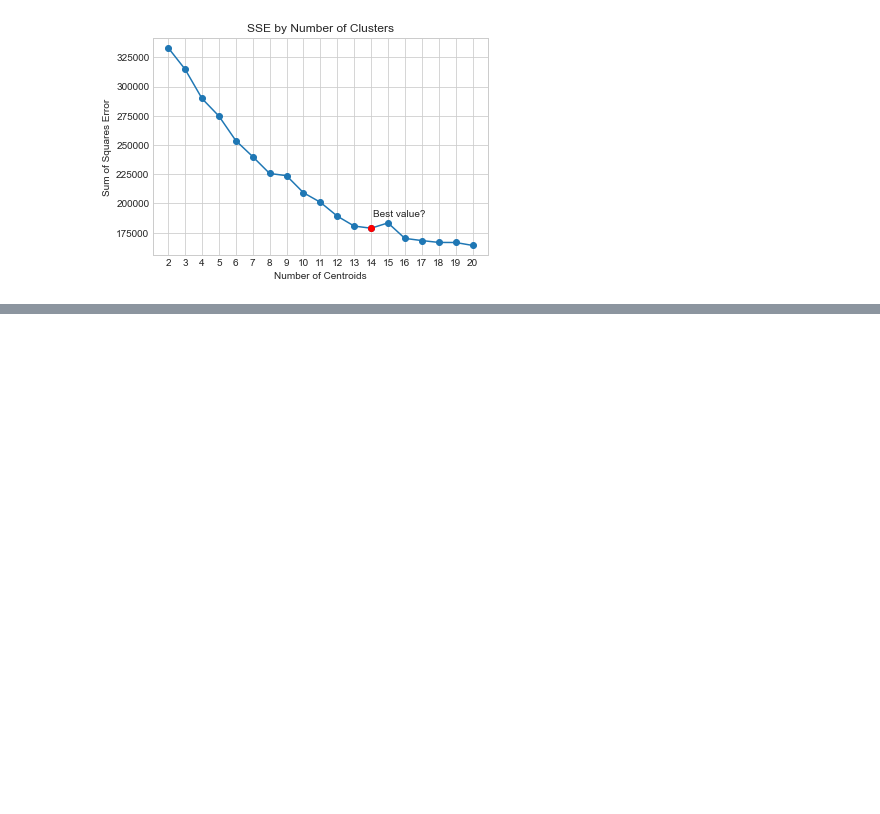
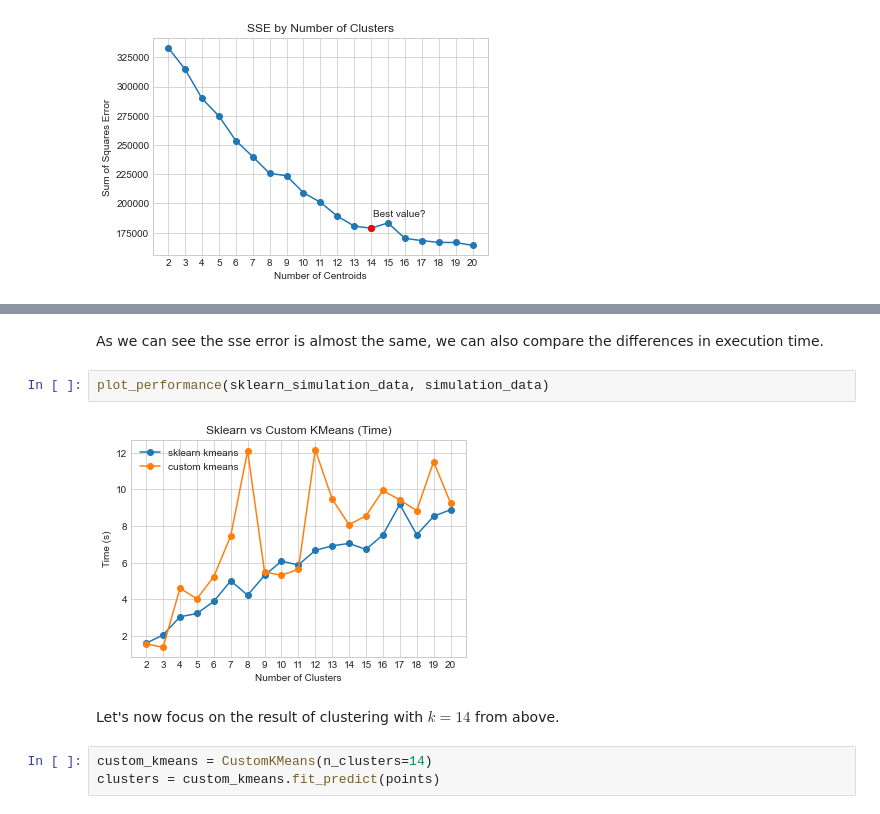
Before and after one commit to msterpa87/ADM-HW4, a Jupyter notebook: main.ipynb, the cells around one changed output, grey strips where cells are left out. Saved outputs shown, nothing was run; the diff lists cells and outputs as text; blank space fills up the shorter version.

```diff
--- a/main.ipynb
+++ b/main.ipynb
@@ -104,0 +115,11 @@ plot_sse(simulation_data)
+# %% [markdown]
+As we can see the sse error is almost the same, we can also compare the differences in execution time.
+# %%
+plot_performance(sklearn_simulation_data, simulation_data)
+# %% [output]
+[figure, added]
+# %% [markdown]
+Let's now focus on the result of clustering with $k=14$ from above.
+# %%
+custom_kmeans = CustomKMeans(n_clusters=14)
+clusters = custom_kmeans.fit_predict(points)
```
Also changed, not shown: parts of 6 cells of this notebook, 3 other files.
